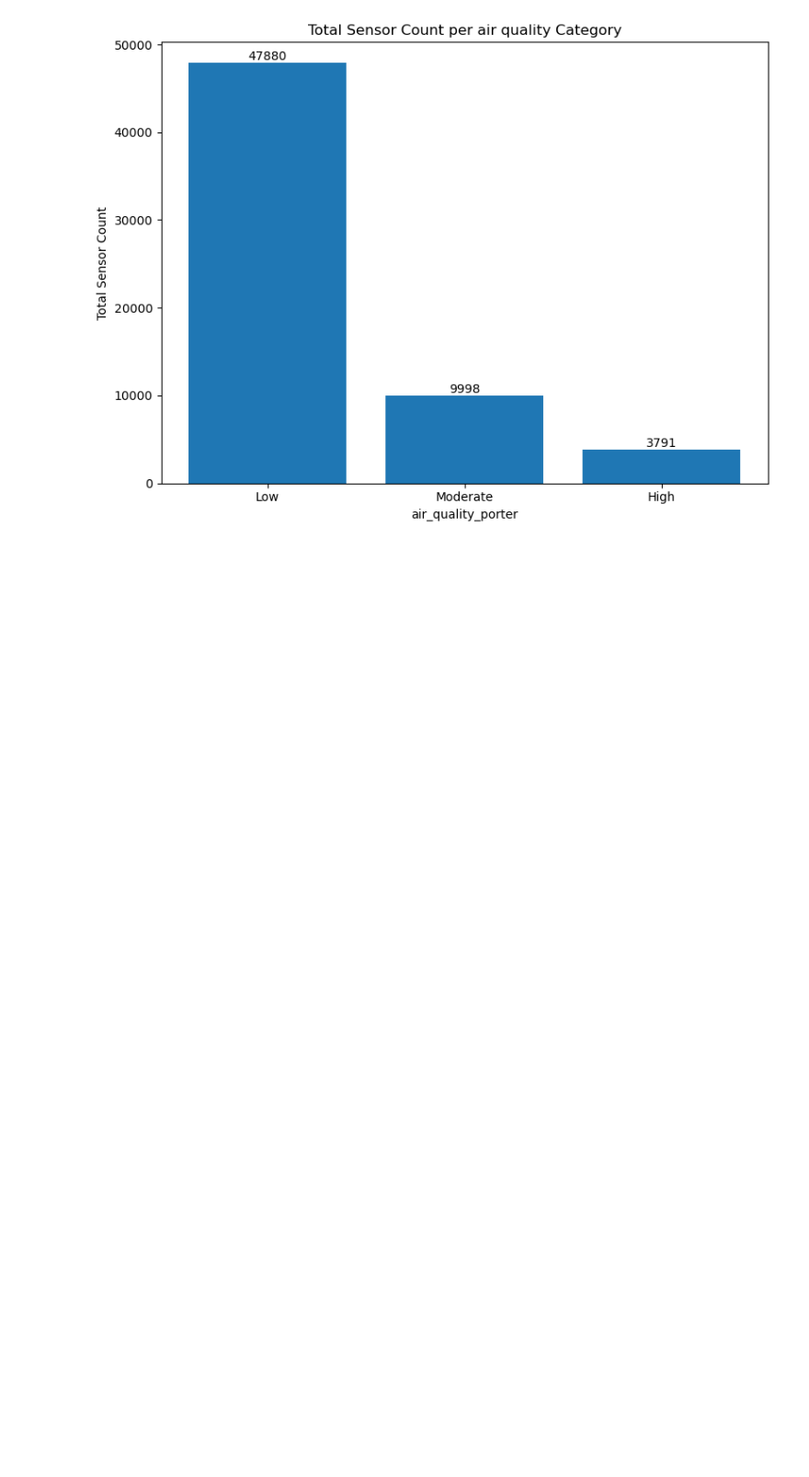
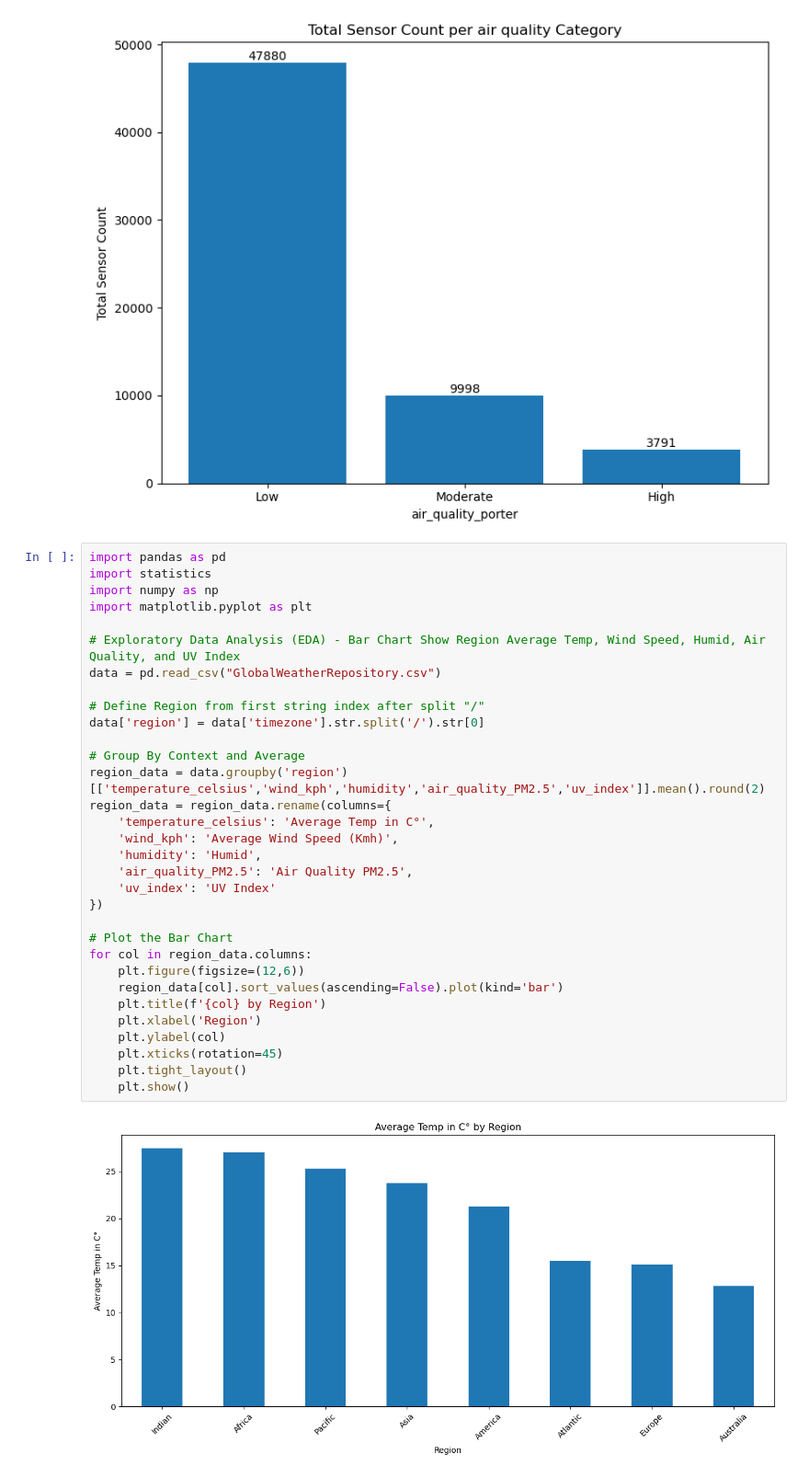
Before and after one commit to FlazeFy2/DS-World_Weather_Repository, a Jupyter notebook: exploratory data analysis-bar.ipynb, the cells around one changed output. Shown: that part at 92% size. Cells and saved outputs as stored; diff of their text form; blank space fills up the shorter version.

Commit message:
[DS] Exploratory Data Analysis (EDA) - Bar Chart Show Region Average Temp, Wind Speed, Humid, Air Quality, and UV Index

```diff
--- a/exploratory data analysis-bar.ipynb
+++ b/exploratory data analysis-bar.ipynb
@@ -110,3 +110,37 @@ plt.tight_layout()
 plt.show()
 # %% [output]
 [figure]
+# %%
+import pandas as pd
+import statistics
+import numpy as np
+import matplotlib.pyplot as plt
+
+# Exploratory Data Analysis (EDA) - Bar Chart Show Region Average Temp, Wind Speed, Humid, Air Quality, and UV Index
+data = pd.read_csv("GlobalWeatherRepository.csv")
+
+# Define Region from first string index after split "/"
+data['region'] = data['timezone'].str.split('/').str[0]
+
+# Group By Context and Average
+region_data = data.groupby('region')[['temperature_celsius','wind_kph','humidity','air_quality_PM2.5','uv_index']].mean().round(2)
+region_data = region_data.rename(columns={
+    'temperature_celsius': 'Average Temp in C°',
+    'wind_kph': 'Average Wind Speed (Kmh)',
+    'humidity': 'Humid',
+    'air_quality_PM2.5': 'Air Quality PM2.5',
+    'uv_index': 'UV Index'
+})
+
+# Plot the Bar Chart
+for col in region_data.columns:
+    plt.figure(figsize=(12,6))
+    region_data[col].sort_values(ascending=False).plot(kind='bar')
+    plt.title(f'{col} by Region')
+    plt.xlabel('Region')
+    plt.ylabel(col)
+    plt.xticks(rotation=45)
+    plt.tight_layout()
+    plt.show()
+# %% [output]
+[figure, added]
```
Also changed, not shown: parts of 1 cell of this notebook, 1 other file.
